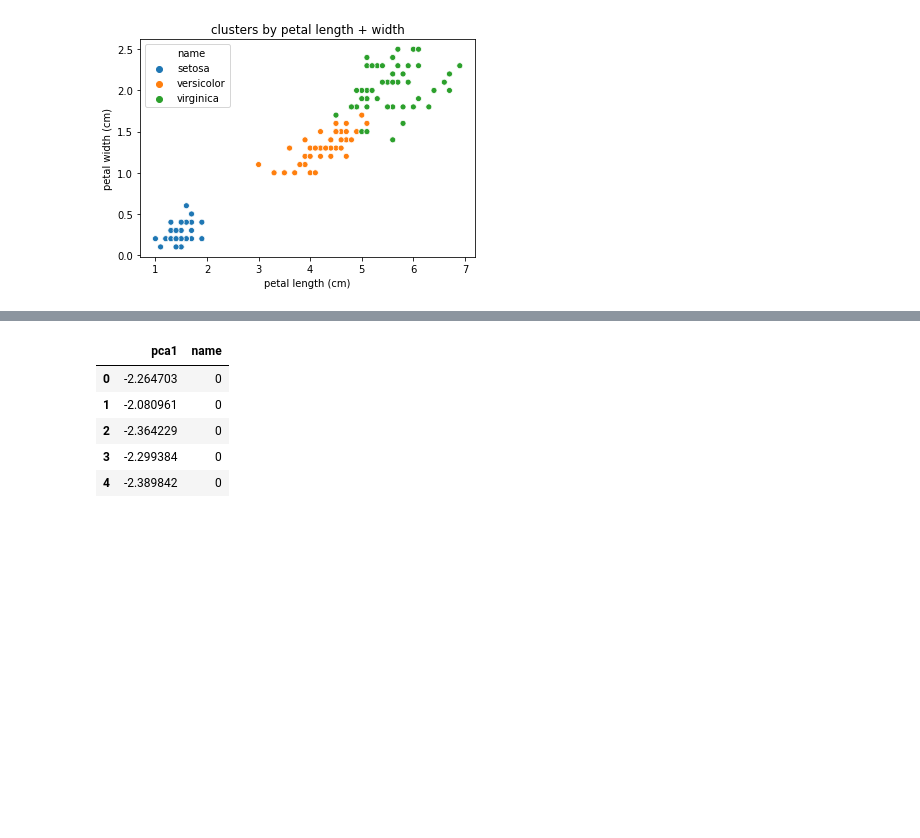
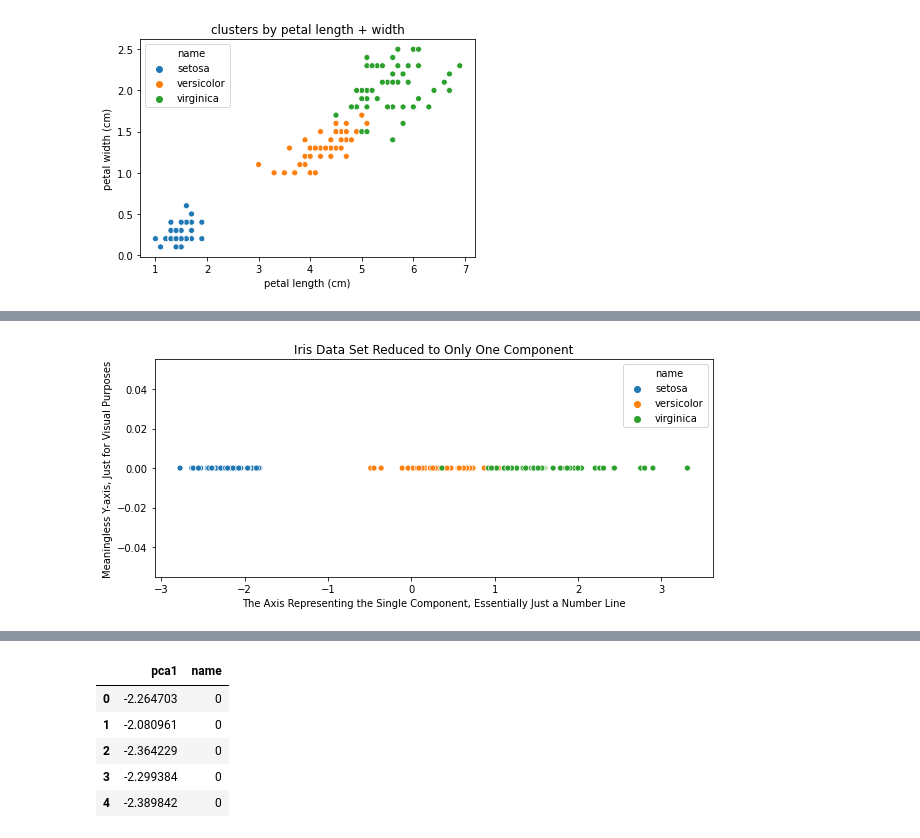
Before and after one commit to bphall/pca_sandbox, a Jupyter notebook: pca_sandbox.ipynb, the cells around one changed output, grey strips where cells are left out. Saved outputs shown, nothing was run; the diff lists cells and outputs as text; code cells hidden in the pictures; blank space fills up the shorter version.

```diff
--- a/pca_sandbox.ipynb
+++ b/pca_sandbox.ipynb
@@ -105,0 +143,8 @@ plt.show()
+# %%
+plt.figure(figsize = (10,4))
+sns.scatterplot(solo_components, zeros, hue=df.name)
+plt.title('Iris Data Set Reduced to Only One Component')
+plt.ylabel('Meaningless Y-axis, Just for Visual Purposes')
+plt.xlabel('The Axis Representing the Single Component, Essentially Just a Number Line')
+plt.show()
+# %% [output]
@@ -106,3 +157,4 @@ plt.show()
+[figure, added]
 # %%
 df_solo = pd.DataFrame(data=solo_components, columns=['pca1'])
 # %% [output]
```
Also changed, not shown: parts of 19 cells of this notebook.
